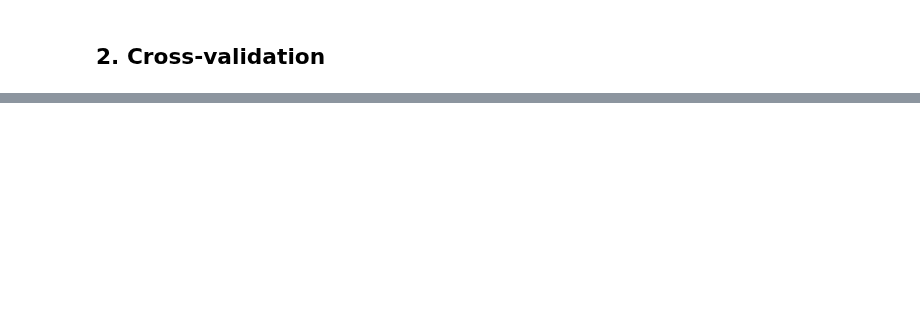
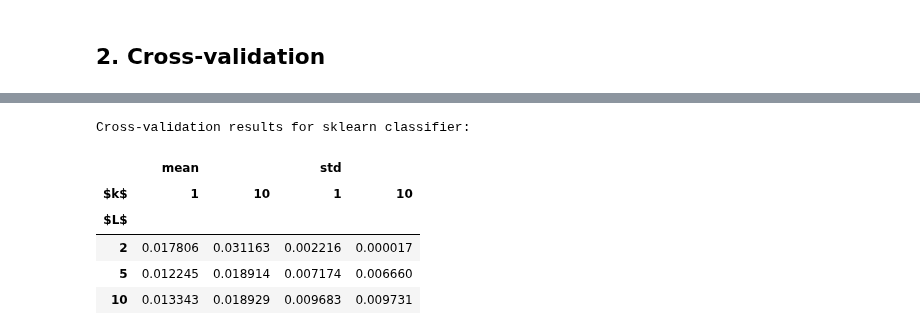
Before and after one commit to kdidi99/ml_fundamentals_hd, a Jupyter notebook: Exercise1b.ipynb, the cells around one changed output, grey strips where cells are left out. Drawn from its saved outputs; the diff is of its cells as text; code cells hidden in the pictures; blank space fills up the shorter version.

```diff
--- a/Exercise1b.ipynb
+++ b/Exercise1b.ipynb
@@ -289,0 +401,14 @@ print(cross_validate_sklearn_knn(5, 10))
+# %%
+# output mean error and standard deviation for cross-validation of sklearn classifier as a table
+print("Cross-validation results for sklearn classifier:")
+df_skl = pd.DataFrame(results_sklearn)
+df_skl = df_skl.groupby(["$L$", "$k$"]).first().unstack()
+df_skl
+# %% [output]
+Cross-validation results for sklearn classifier:
+|  | mean |  | std |  |
+| $k$ | 1 | 10 | 1 | 10 |
+| $L$ |  |  |  |  |
+| 2 | 0.017806 | 0.031163 | 0.002216 | 0.000017 |
+| 5 | 0.012245 | 0.018914 | 0.007174 | 0.006660 |
+| 10 | 0.013343 | 0.018929 | 0.009683 | 0.009731 |
```
Also changed, not shown: parts of 19 cells of this notebook.
